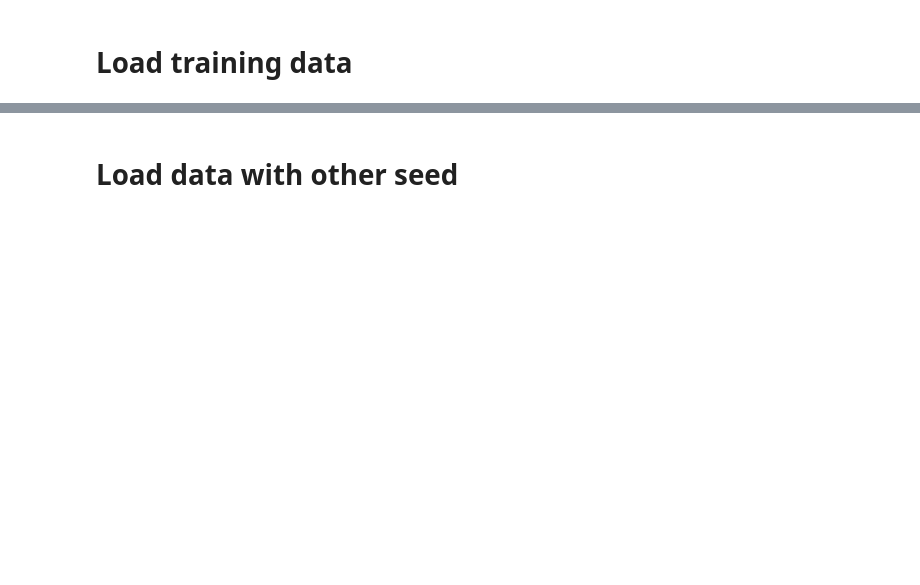
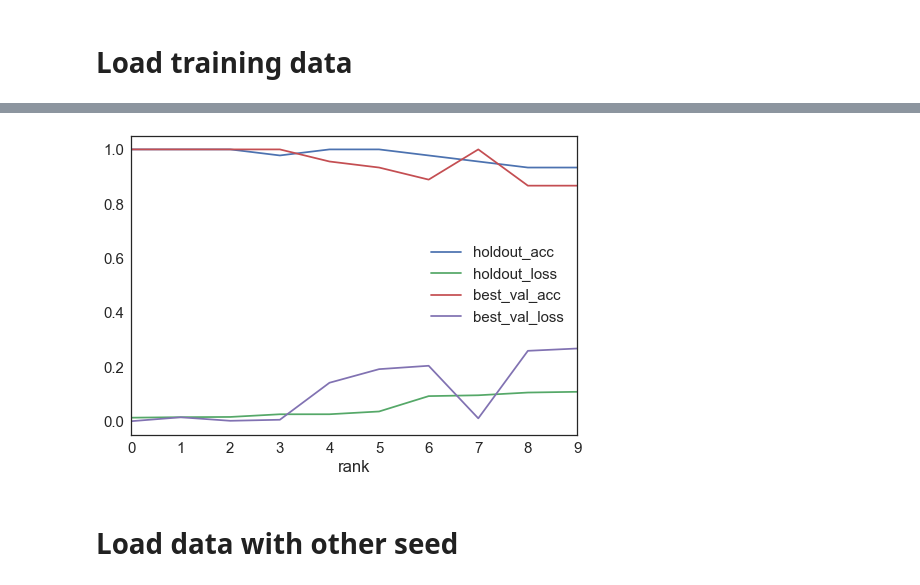
Before and after one commit to KPLauritzen/predict_bipy, a Jupyter notebook: notebooks/01-tun-mol-training-results.ipynb, the cells around one changed output, grey strips where cells are left out. Cells and saved outputs as stored; diff of their text form; code cells hidden in the pictures; blank space fills up the shorter version.

Commit message:
notebook stuff

```diff
--- a/notebooks/01-tun-mol-training-results.ipynb
+++ b/notebooks/01-tun-mol-training-results.ipynb
@@ -11,7 +18,7 @@ sns.set_style('white')
 # %% [markdown]
 # Load training data
 # %%
-root = '/Users/primdal/sunray/lustre/pulling/predict_bipy/'
+root = '/Users/primdal/lustre/pulling/predict_bipy/'
 model_root = root + 'models/'
 csv_path = model_root + 'tun-mol-performance.csv'
 df = pd.read_csv(csv_path)
@@ -24,3 +36,7 @@ df.plot(x='rank',y=['holdout_acc', 'holdout_loss', 'best_val_acc', 'best_val_los
+# %%
+notebook_utils.plot_ranked_performance(df, top=10)
+# %% [output]
+[figure, added]
 # %% [markdown]
 # Load data with other seed
 # %%
```
Also changed, not shown: parts of 7 cells of this notebook, 4 other files.
